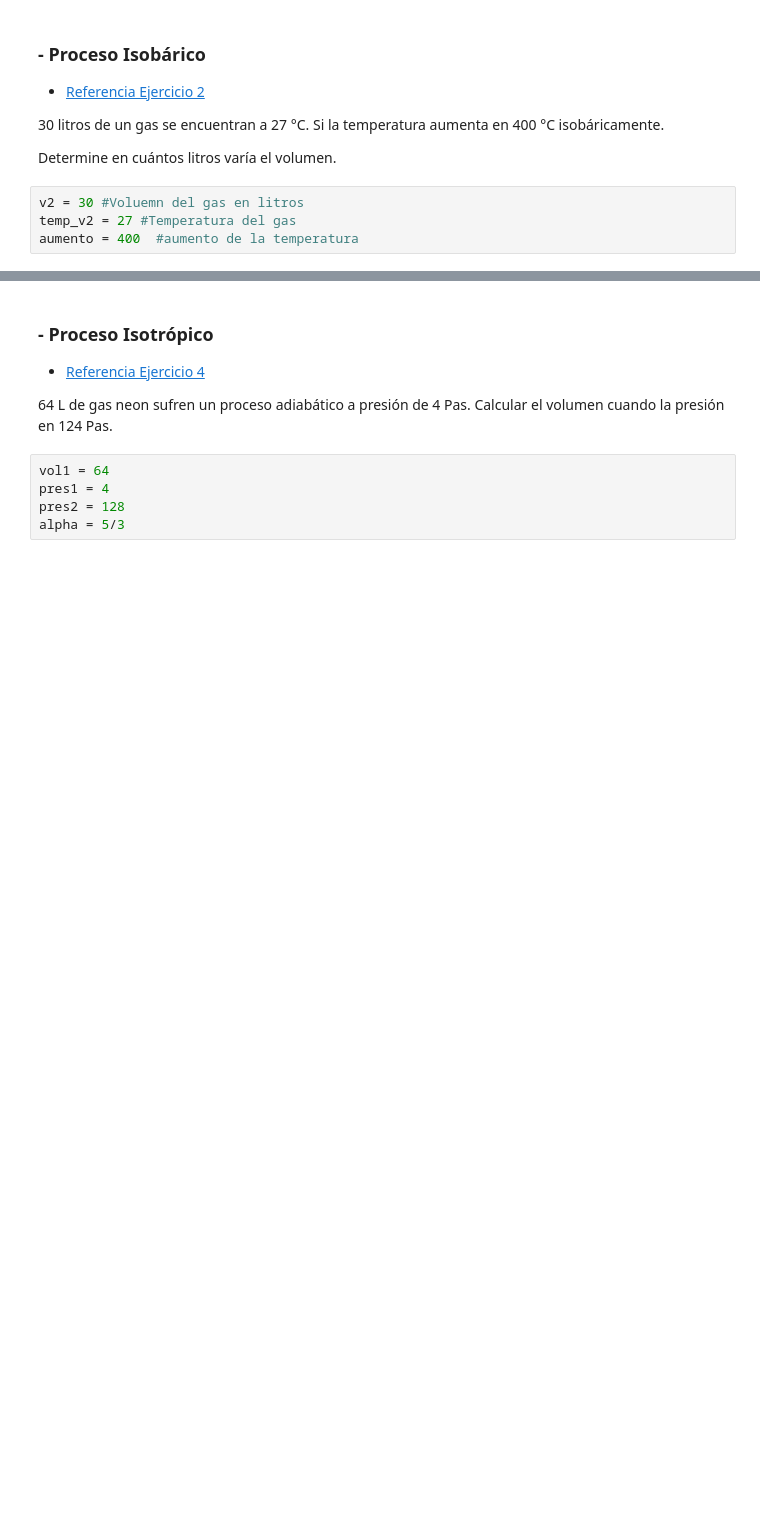
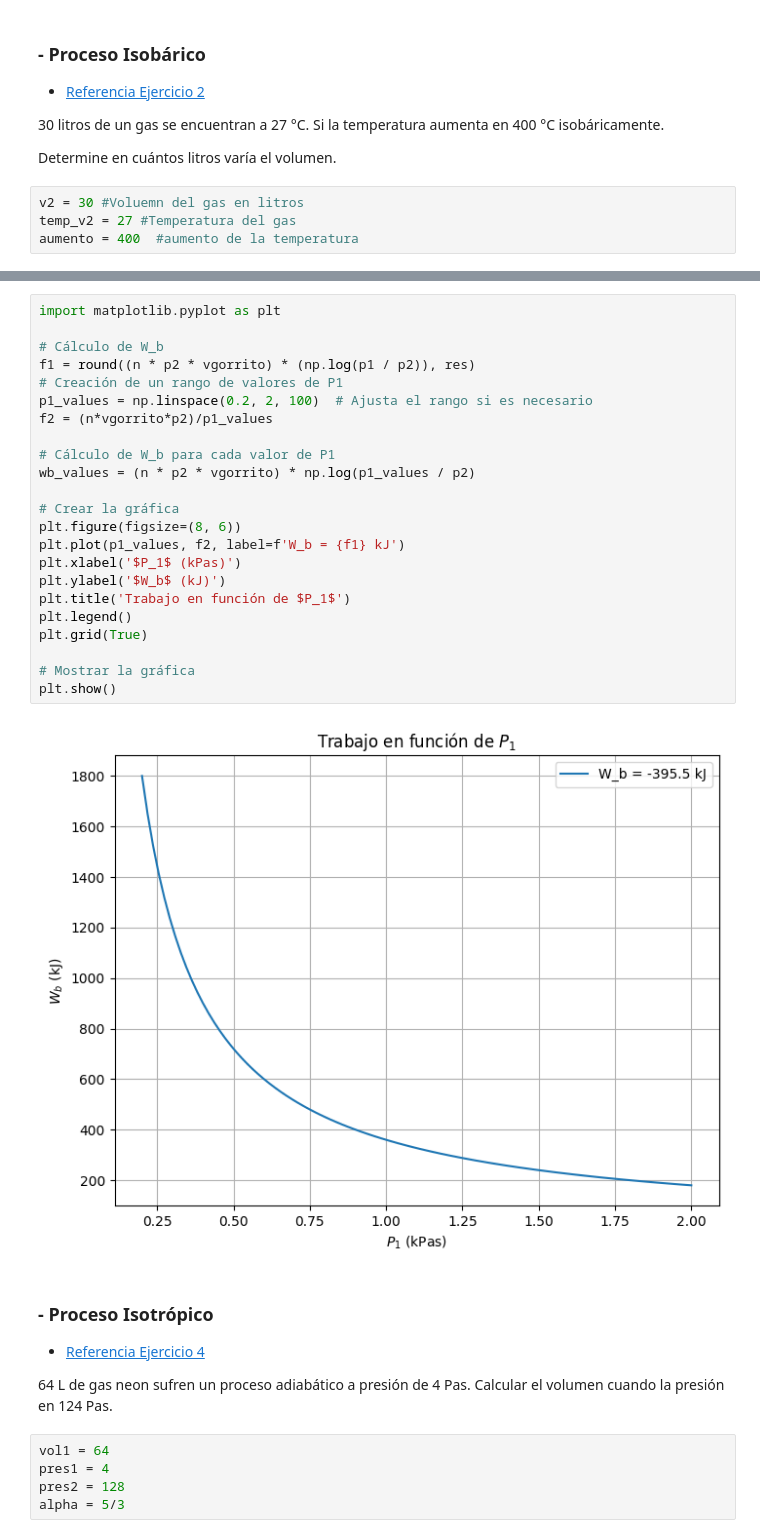
Before and after one commit to JCardenas05/T1, a Jupyter notebook: Parcial Termodinámica Nicolás Botero Díaz.ipynb, the cells around one changed output, grey strips where cells are left out. Drawn from its saved outputs; the diff is of its cells as text; blank space fills up the shorter version.

```diff
--- a/Parcial Termodinámica Nicolás Botero Díaz.ipynb
+++ b/Parcial Termodinámica Nicolás Botero Díaz.ipynb
@@ -241,6 +239,31 @@ $$\hat V _2 = \frac {V_2}{n} = V_2 = n\hat V _2 \rightarrow W_b = nP_2 \hat V _2
 
 $$W_b = (3kg)(600kPas)(0.2{\frac{m^3}{kg}})(Ln(\frac{200}{600})$$
 $$W_b = (-395.5kPas*m^3) \frac{1kJ}{1kPas*m^3} = -395.5kJ$$
+# %%
+import matplotlib.pyplot as plt
+
+# Cálculo de W_b
+f1 = round((n * p2 * vgorrito) * (np.log(p1 / p2)), res)
+# Creación de un rango de valores de P1
+p1_values = np.linspace(0.2, 2, 100)  # Ajusta el rango si es necesario
+f2 = (n*vgorrito*p2)/p1_values
+
+# Cálculo de W_b para cada valor de P1
+wb_values = (n * p2 * vgorrito) * np.log(p1_values / p2)
+
+# Crear la gráfica
+plt.figure(figsize=(8, 6))
+plt.plot(p1_values, f2, label=f'W_b = {f1} kJ')
+plt.xlabel('$P_1$ (kPas)')
+plt.ylabel('$W_b$ (kJ)')
+plt.title('Trabajo en función de $P_1$')
+plt.legend()
+plt.grid(True)
+
+# Mostrar la gráfica
+plt.show()
+# %% [output]
+[figure, added]
 # %% [markdown]
 ### - Proceso Isotrópico
 
```
Also changed, not shown: parts of 8 cells of this notebook.
